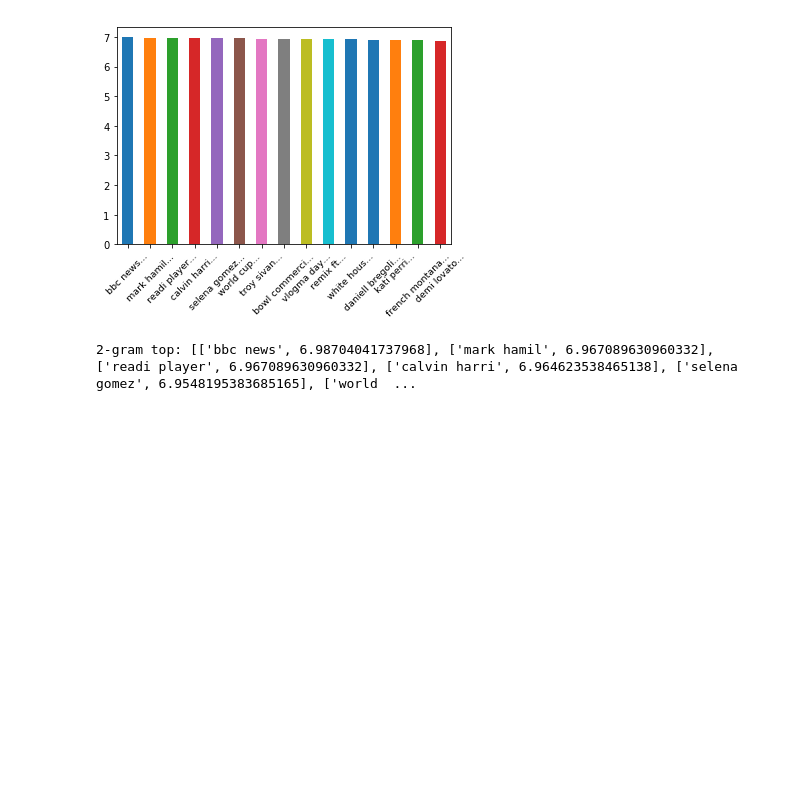
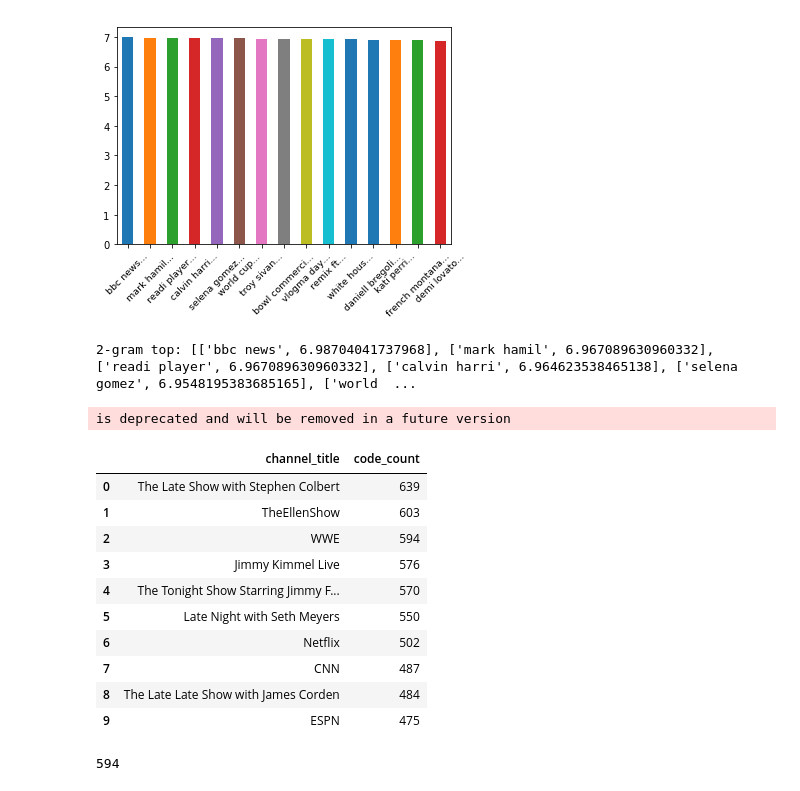
Before and after one commit to gurpreetsingh91/youtubeStats, a Jupyter notebook: youtubeStats.ipynb, the cells around one changed output. Cells and saved outputs as stored; diff of their text form; code cells hidden in the pictures; blank space fills up the shorter version.

Commit message:
Starting new feature for finding most trending channel

```diff
--- a/youtubeStats.ipynb
+++ b/youtubeStats.ipynb
@@ -209,3 +209,26 @@ Title - Uni and Bi-grams based on the TF-IDF Weight
 1-gram top: [['tmz', 6.984524692782433], ['ver', 6.984524692782433], ['date', 6.982015281177007], ['mar', 6.982015281177007], ['remi', 6.977015270760301], ['tear', 6.977015270760301], ['el', 6.9745246 ...
 [figure]
 2-gram top: [['bbc news', 6.98704041737968], ['mark hamil', 6.967089630960332], ['readi player', 6.967089630960332], ['calvin harri', 6.964623538465138], ['selena gomez', 6.9548195383685165], ['world  ...
+# %%
+most_frequent = all_vids.groupby('channel_title')['channel_title'].agg(
+    {"code_count": len}).sort_values(
+    "code_count", ascending=False
+).head(10).reset_index()
+display(most_frequent)
+# %% [output]
+is deprecated and will be removed in a future version
+|  | channel_title | code_count |
+| 0 | The Late Show with Stephen Colbert | 639 |
+| 1 | TheEllenShow | 603 |
+| 2 | WWE | 594 |
+| 3 | Jimmy Kimmel Live | 576 |
+| 4 | The Tonight Show Starring Jimmy F... | 570 |
+| 5 | Late Night with Seth Meyers | 550 |
+| 6 | Netflix | 502 |
+| 7 | CNN | 487 |
+| 8 | The Late Late Show with James Corden | 484 |
+| 9 | ESPN | 475 |
+# %%
+print(len(all_vids[all_vids['channel_title'] ==  'WWE']))
+# %% [output]
+594
```
